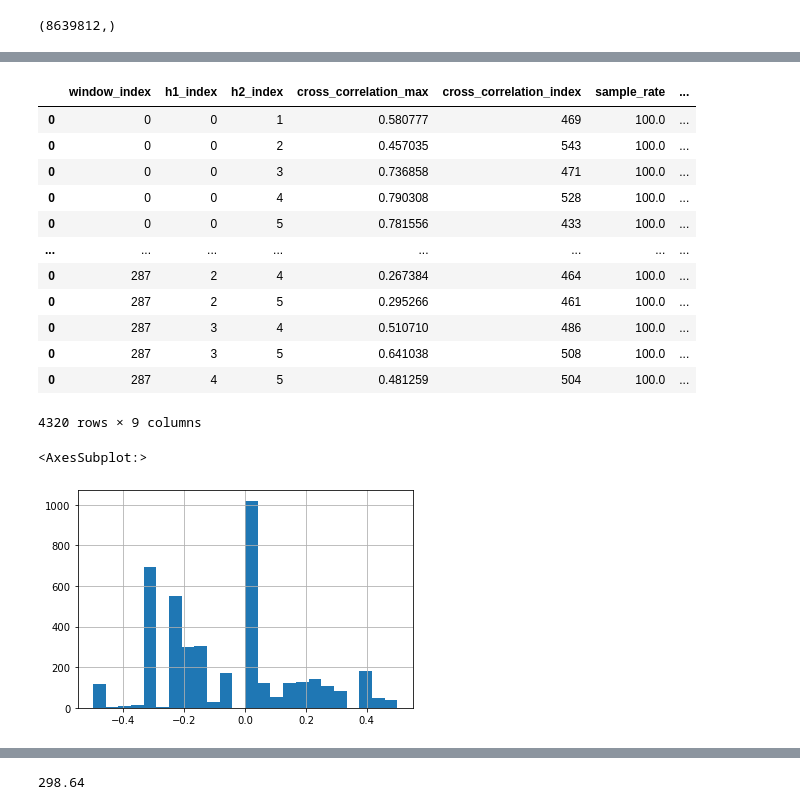
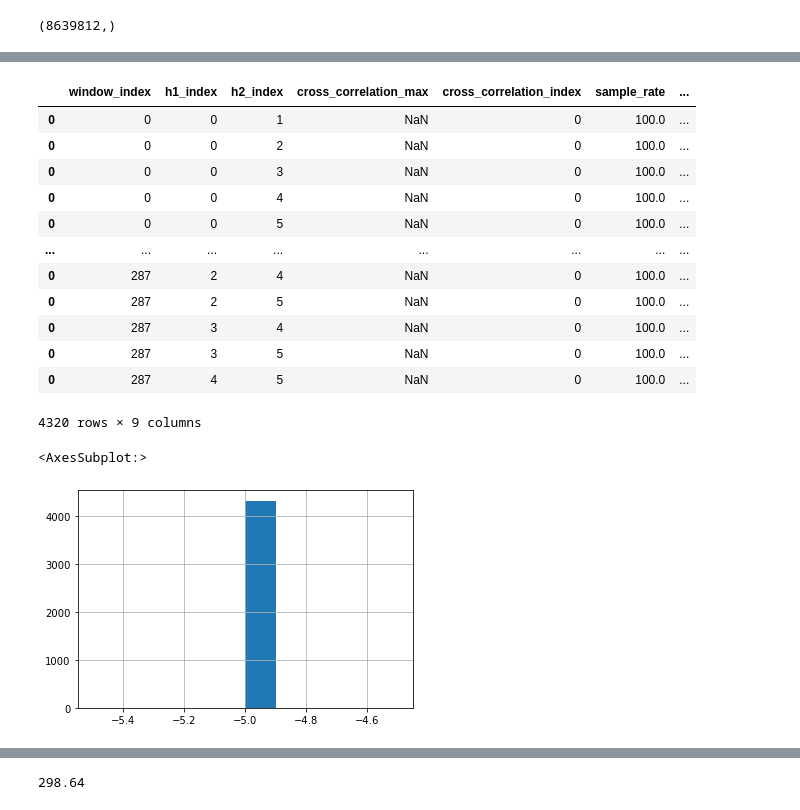
Before and after one commit to SerpRateAI/boreholeAcoustics, a Jupyter notebook: cross-correlate-envelopes.ipynb, the cells around one changed output, grey strips where cells are left out. Drawn from its saved outputs; the diff is of its cells as text; code cells hidden in the pictures.

```diff
--- a/cross-correlate-envelopes.ipynb
+++ b/cross-correlate-envelopes.ipynb
@@ -134,7 +129,7 @@ for window in day138_windows:
                                                       , b=window[h2]
                                                       , shift=100*5
                                                       , demean=True
-                                                      , normalize=True)
+                                                      , normalize=False)
 
         window_df = pd.DataFrame(
             {
@@ -153,20 +148,21 @@ for window in day138_windows:
 cc_df
 # %% [output]
 |  | window_index | h1_index | h2_index | cross_correlation_max | cross_correlation_index | sample_rate | ... |
-| 0 | 0 | 0 | 1 | 0.580777 | 469 | 100.0 | ... |
-| 0 | 0 | 0 | 2 | 0.457035 | 543 | 100.0 | ... |
-| 0 | 0 | 0 | 3 | 0.736858 | 471 | 100.0 | ... |
-| 0 | 0 | 0 | 4 | 0.790308 | 528 | 100.0 | ... |
-| 0 | 0 | 0 | 5 | 0.781556 | 433 | 100.0 | ... |
+| 0 | 0 | 0 | 1 | NaN | 0 | 100.0 | ... |
+| 0 | 0 | 0 | 2 | NaN | 0 | 100.0 | ... |
+| 0 | 0 | 0 | 3 | NaN | 0 | 100.0 | ... |
+| 0 | 0 | 0 | 4 | NaN | 0 | 100.0 | ... |
+| 0 | 0 | 0 | 5 | NaN | 0 | 100.0 | ... |
 | ... | ... | ... | ... | ... | ... | ... | ... |
-| 0 | 287 | 2 | 4 | 0.267384 | 464 | 100.0 | ... |
-| 0 | 287 | 2 | 5 | 0.295266 | 461 | 100.0 | ... |
-| 0 | 287 | 3 | 4 | 0.510710 | 486 | 100.0 | ... |
-| 0 | 287 | 3 | 5 | 0.641038 | 508 | 100.0 | ... |
-| 0 | 287 | 4 | 5 | 0.481259 | 504 | 100.0 | ... |
+| 0 | 287 | 2 | 4 | NaN | 0 | 100.0 | ... |
+| 0 | 287 | 2 | 5 | NaN | 0 | 100.0 | ... |
+| 0 | 287 | 3 | 4 | NaN | 0 | 100.0 | ... |
+| 0 | 287 | 3 | 5 | NaN | 0 | 100.0 | ... |
+| 0 | 287 | 4 | 5 | NaN | 0 | 100.0 | ... |
 4320 rows × 9 columns
 # %%
-cc_df.lagtime_seconds.hist(bins=np.linspace(-0.5, 0.5, 25))
+# cc_df.lagtime_seconds.hist(bins=np.linspace(-0.5, 0.5, 25))
+cc_df.lagtime_seconds.hist()
 # %% [output]
 <AxesSubplot:>
-[figure, old version]
+[figure, new version]
```
Also changed, not shown: parts of 8 cells of this notebook, 1 other file.
